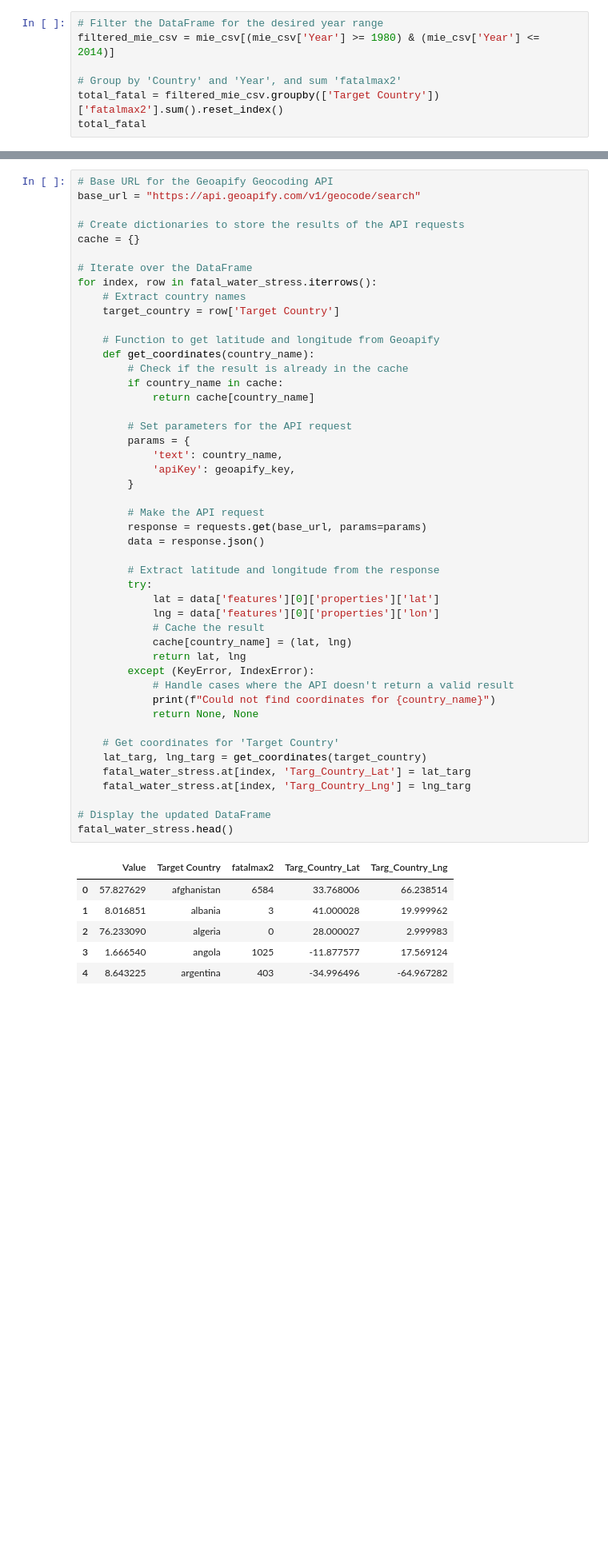
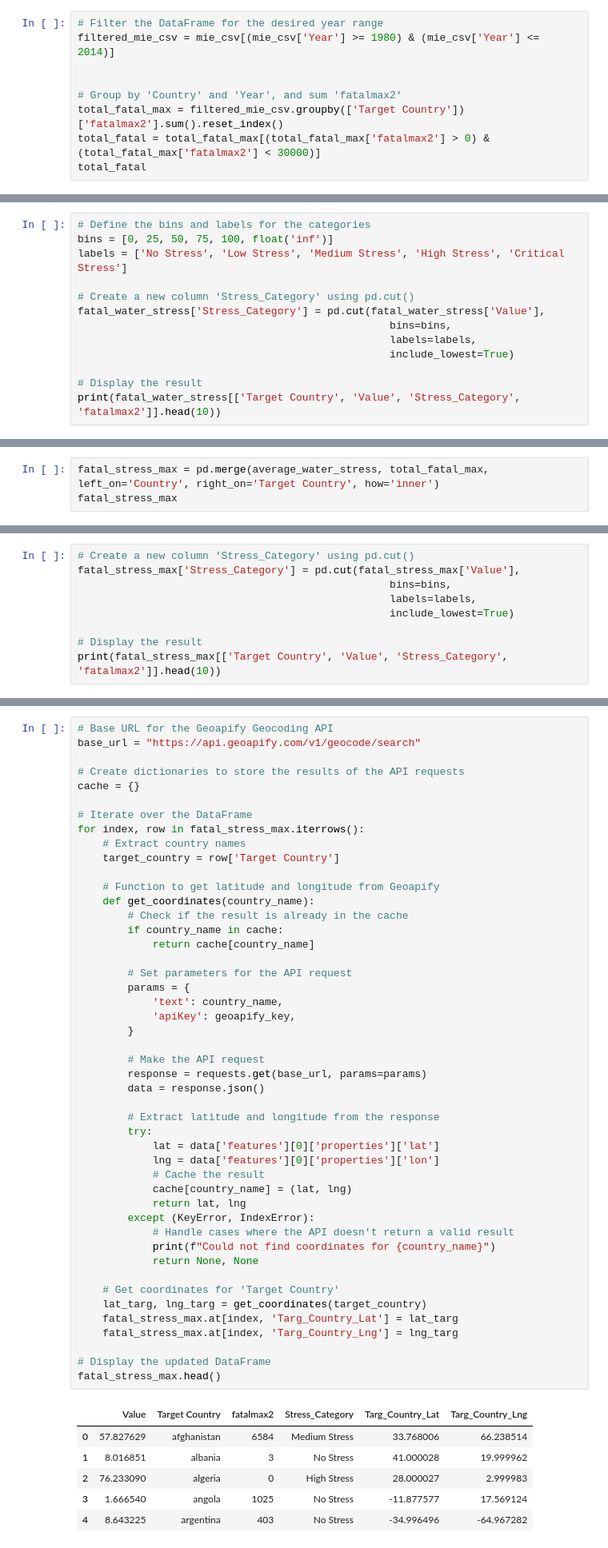
Before and after one commit to msmith150/Water-Conflict-Analysis, a Jupyter notebook: britton_project_code.ipynb, the cells around one changed output, grey strips where cells are left out. Shown at 80% size. Saved outputs shown, nothing was run; the diff lists cells and outputs as text; blank space fills up the shorter version.

```diff
--- a/britton_project_code.ipynb
+++ b/britton_project_code.ipynb
@@ -74,8 +77,10 @@ Name: Value, Length: 184, dtype: float64
 # Filter the DataFrame for the desired year range
 filtered_mie_csv = mie_csv[(mie_csv['Year'] >= 1980) & (mie_csv['Year'] <= 2014)]
 
+
 # Group by 'Country' and 'Year', and sum 'fatalmax2'
-total_fatal = filtered_mie_csv.groupby(['Target Country'])['fatalmax2'].sum().reset_index()
+total_fatal_max = filtered_mie_csv.groupby(['Target Country'])['fatalmax2'].sum().reset_index()
+total_fatal = total_fatal_max[(total_fatal_max['fatalmax2'] > 0) & (total_fatal_max['fatalmax2'] < 30000)]
 total_fatal
 # %% [output]
 |  | Target Country | fatalmax2 |
@@ -110,0 +120,13 @@ fatal_water_stress
+# %%
+# Define the bins and labels for the categories
+bins = [0, 25, 50, 75, 100, float('inf')]
+labels = ['No Stress', 'Low Stress', 'Medium Stress', 'High Stress', 'Critical Stress']
+
+# Create a new column 'Stress_Category' using pd.cut()
+fatal_water_stress['Stress_Category'] = pd.cut(fatal_water_stress['Value'],
+                                                  bins=bins,
+                                                  labels=labels,
+                                                  include_lowest=True)
+
+# Display the result
+print(fatal_water_stress[['Target Country', 'Value', 'Stress_Category', 'fatalmax2']].head(10))
@@ -110,0 +193,3 @@ fatal_water_stress
+# %%
+fatal_stress_max = pd.merge(average_water_stress, total_fatal_max, left_on='Country', right_on='Target Country', how='inner')
+fatal_stress_max
@@ -110,0 +210,9 @@ fatal_water_stress
+# %%
+# Create a new column 'Stress_Category' using pd.cut()
+fatal_stress_max['Stress_Category'] = pd.cut(fatal_stress_max['Value'],
+                                                  bins=bins,
+                                                  labels=labels,
+                                                  include_lowest=True)
+
+# Display the result
+print(fatal_stress_max[['Target Country', 'Value', 'Stress_Category', 'fatalmax2']].head(10))
@@ -116,7 +282,7 @@ base_url = "https://api.geoapify.com/v1/geocode/search"
 cache = {}
 
 # Iterate over the DataFrame
-for index, row in fatal_water_stress.iterrows():
+for index, row in fatal_stress_max.iterrows():
     # Extract country names
     target_country = row['Target Country']
 
@@ -126,42 +292,42 @@ for index, row in fatal_water_stress.iterrows():
         if country_name in cache:
             return cache[country_name]
 
         # Set parameters for the API request
         params = {
             'text': country_name,
             'apiKey': geoapify_key,
         }
 
         # Make the API request
         response = requests.get(base_url, params=params)
         data = response.json()
 
         # Extract latitude and longitude from the response
         try:
             lat = data['features'][0]['properties']['lat']
             lng = data['features'][0]['properties']['lon']
             # Cache the result
             cache[country_name] = (lat, lng)
             return lat, lng
         except (KeyError, IndexError):
             # Handle cases where the API doesn't return a valid result
             print(f"Could not find coordinates for {country_name}")
             return None, None
 
     # Get coordinates for 'Target Country'
     lat_targ, lng_targ = get_coordinates(target_country)
-    fatal_water_stress.at[index, 'Targ_Country_Lat'] = lat_targ
-    fatal_water_stress.at[index, 'Targ_Country_Lng'] = lng_targ
+    fatal_stress_max.at[index, 'Targ_Country_Lat'] = lat_targ
+    fatal_stress_max.at[index, 'Targ_Country_Lng'] = lng_targ
 
 # Display the updated DataFrame
-fatal_water_stress.head()
+fatal_stress_max.head()
 # %% [output]
-|  | Value | Target Country | fatalmax2 | Targ_Country_Lat | Targ_Country_Lng |
-| 0 | 57.827629 | afghanistan | 6584 | 33.768006 | 66.238514 |
-| 1 | 8.016851 | albania | 3 | 41.000028 | 19.999962 |
-| 2 | 76.233090 | algeria | 0 | 28.000027 | 2.999983 |
-| 3 | 1.666540 | angola | 1025 | -11.877577 | 17.569124 |
-| 4 | 8.643225 | argentina | 403 | -34.996496 | -64.967282 |
+|  | Value | Target Country | fatalmax2 | Stress_Category | Targ_Country_Lat | Targ_Country_Lng |
+| 0 | 57.827629 | afghanistan | 6584 | Medium Stress | 33.768006 | 66.238514 |
+| 1 | 8.016851 | albania | 3 | No Stress | 41.000028 | 19.999962 |
+| 2 | 76.233090 | algeria | 0 | High Stress | 28.000027 | 2.999983 |
+| 3 | 1.666540 | angola | 1025 | No Stress | -11.877577 | 17.569124 |
+| 4 | 8.643225 | argentina | 403 | No Stress | -34.996496 | -64.967282 |
 # %%
 world = gpd.read_file(gpd.datasets.get_path('naturalearth_lowres'))
 world.head()
```
Also changed, not shown: parts of 14 cells of this notebook.
